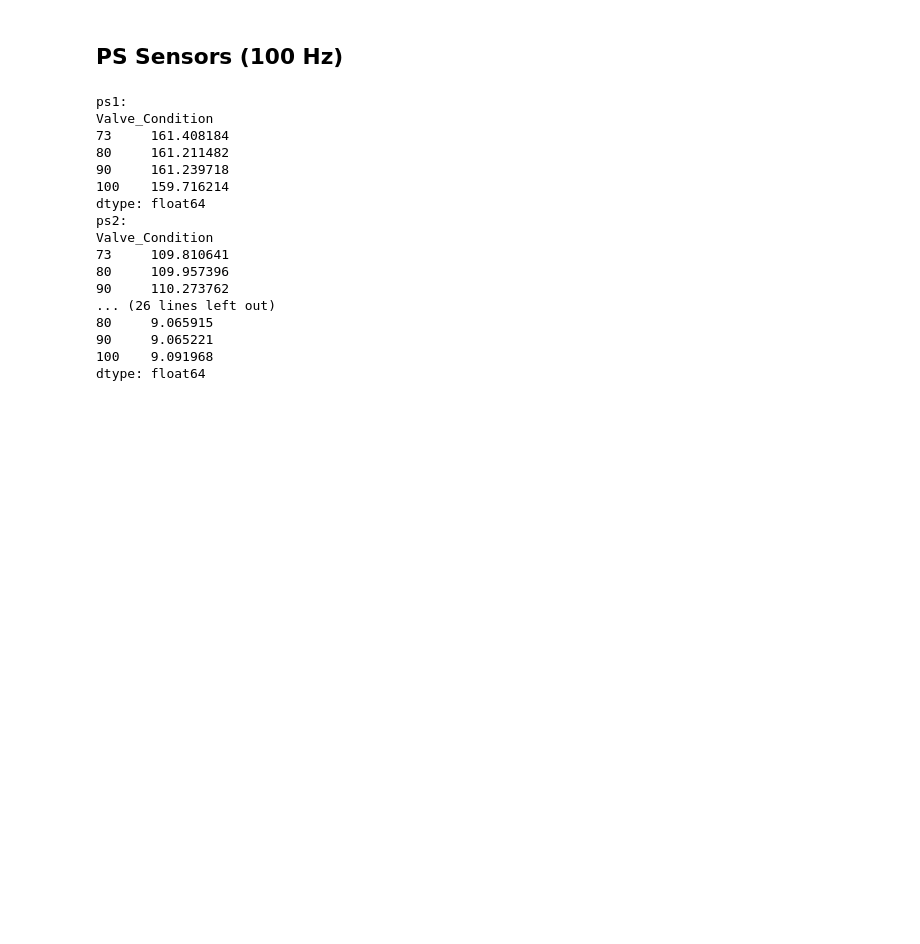
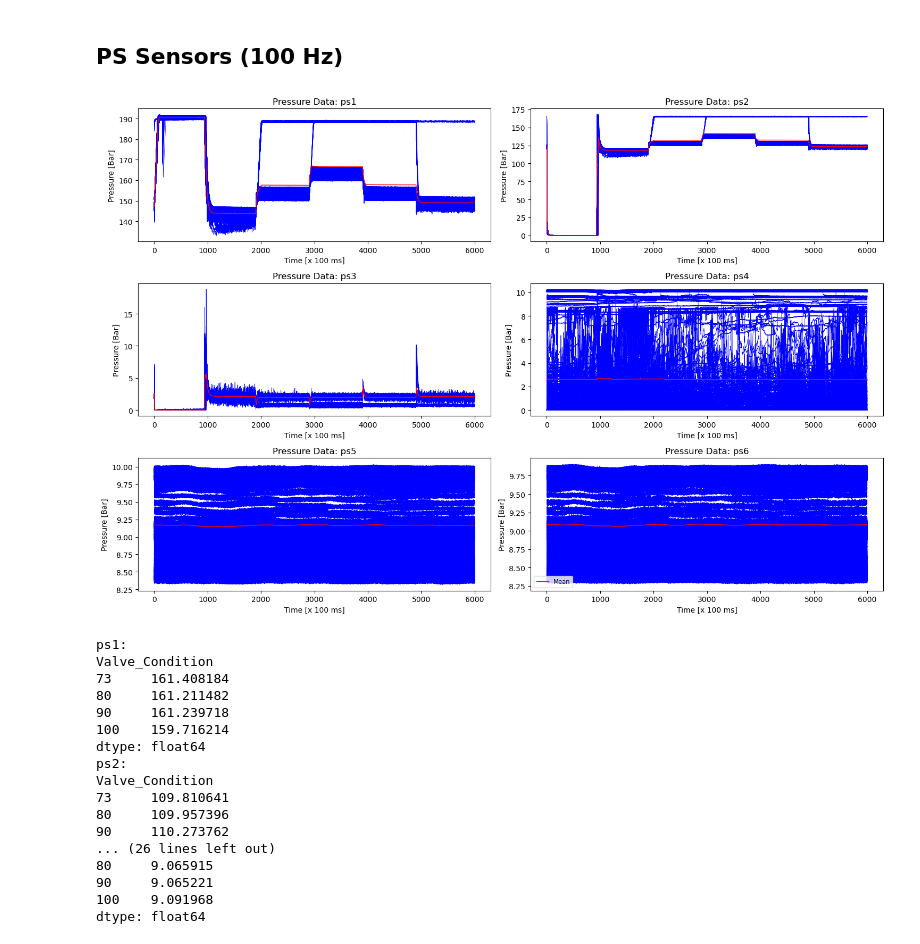
Before and after one commit to danielsaiger1/uni_projects, a Jupyter notebook: python_advanced/final_project/data_exploration.ipynb, the cells around one changed output. Saved outputs shown, nothing was run; the diff lists cells and outputs as text; code cells hidden in the pictures; blank space fills up the shorter version.

```diff
--- a/python_advanced/final_project/data_exploration.ipynb
+++ b/python_advanced/final_project/data_exploration.ipynb
@@ -286,28 +371,29 @@ data['eps1'] = data['eps1'].drop(remove_row.index)
 # %%
 ps_sensors = ['ps1', 'ps2', 'ps3', 'ps4', 'ps5', 'ps6']
 
 fig, axes = plt.subplots(3, 2, figsize=(15, 10), dpi=100)
 axes = axes.flatten()
 
 for idx, s in enumerate(ps_sensors):
     ax = axes[idx]
 
     # Nur jede 10. Spalte auswählen
     # reduced_data = data[s].iloc[:, ::10]
 
     for i in range(data[s].shape[0] - 1):
         ax.plot(data[s].iloc[i], color='blue', linewidth=0.5)
 
     ax.plot(data[s].mean(axis=0), color='red', linewidth=1, label = 'Mean')
 
     ax.set_title(f"Pressure Data: {s}")
     ax.set_xlabel("Time [x 100 ms]")
     ax.set_ylabel("Pressure [Bar]")
-    ax.legend(loc='upper middle', fontsize='small')
 
 plt.legend(loc='best', fontsize='small')
 plt.tight_layout()
 plt.show()
+# %% [output]
+[figure, added]
 # %%
 for s in ps_sensors:
     df_combined = pd.concat([data[s], df_target], axis=1)
```
Also changed, not shown: parts of 17 cells of this notebook, 1 other file.
